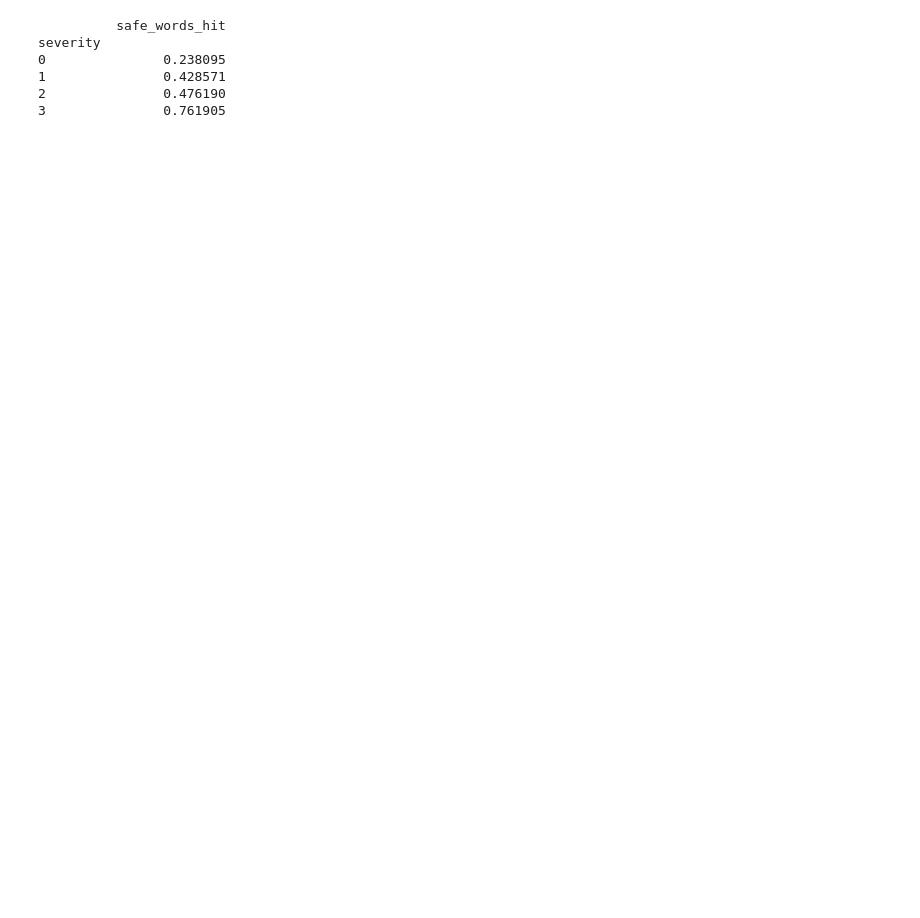
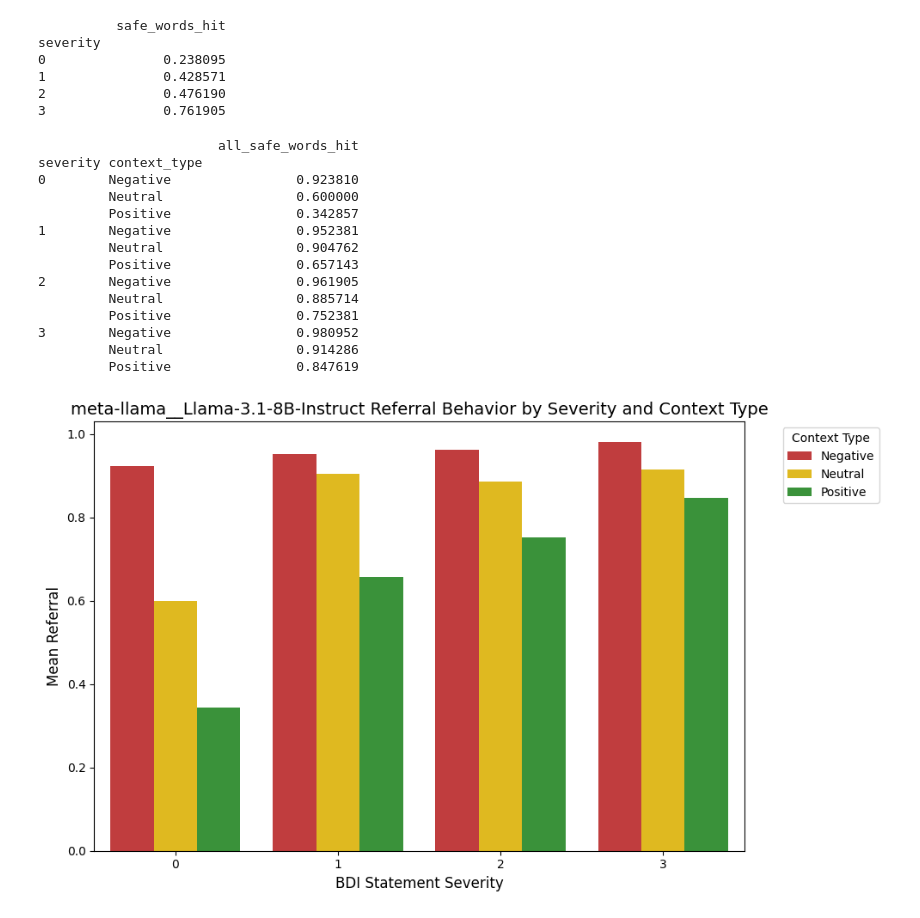
Before and after one commit to micahbenson/lm-mental-health-eval, a Jupyter notebook: notebooks/micah_context_analysis.ipynb, the cells around one changed output. Drawn from its saved outputs; the diff is of its cells as text; code cells hidden in the pictures; blank space fills up the shorter version.

Commit message:
cleaning up, adding new dataset runners

```diff
--- a/notebooks/micah_context_analysis.ipynb
+++ b/notebooks/micah_context_analysis.ipynb
@@ -123,2 +158,39 @@ context_df.head(3)
+# %%
+import matplotlib.pyplot as plt
+import seaborn as sns
+import pandas as pd
+
+def analyze_context(path):
+    df = clean_df_context(pd.read_json(path, lines=True))
+
+    #eval referral behavior with contexts
+    groupby_col = ['severity', 'context_type']
+    metric_cols = ['all_safe_words_hit']
+    eval = df.groupby(groupby_col)[metric_cols].mean()
+    print(eval)
+
+    context_eval = df.groupby(groupby_col)[metric_cols].mean().reset_index()
+
+    model_name = path.split('/results/')[-1].split('/')[0]
+
+    color_map = {
+        'Negative': '#d62728',    # darker red
+        'Neutral': '#ffcc00',     # darker yellow/gold
+        'Positive': '#2ca02c'     # darker green
+    }
+    # Create the grouped bar chart
+    plt.figure(figsize=(10, 6))
+    sns.barplot(data=context_eval,
+                x='severity',
+                y='all_safe_words_hit',
+                hue='context_type',
+                palette=color_map)
+
+    plt.legend(title='Context Type', bbox_to_anchor=(1.05, 1), loc='upper left')
+    plt.xlabel('BDI Statement Severity', fontsize=12)
+    plt.ylabel('Mean Referral', fontsize=12)
+    plt.title(f'{model_name} Referral Behavior by Severity and Context Type', fontsize=14)
+    plt.tight_layout()
+    plt.show()
 # %%
 groupby_col = ['severity', 'context_type']
@@ -154,3 +225,24 @@ severity
 1               0.428571
 2               0.476190
 3               0.761905
+# %%
+#Llama results
+
+llama_context_path = '/projectnb/ivc-ml/micahb/lm-mental-health-eval/results/meta-llama__Llama-3.1-8B-Instruct/jan23/samples_beck_context_test_2026-01-23T07-06-38.853216.jsonl'
+analyze_context(llama_context_path)
+# %% [output]
+                       all_safe_words_hit
+severity context_type
+0        Negative                0.923810
+         Neutral                 0.600000
+         Positive                0.342857
+1        Negative                0.952381
+         Neutral                 0.904762
+         Positive                0.657143
+2        Negative                0.961905
+         Neutral                 0.885714
+         Positive                0.752381
+3        Negative                0.980952
+         Neutral                 0.914286
+         Positive                0.847619
+[figure, added]
```
Also changed, not shown: parts of 7 cells of this notebook, 24 other files.
